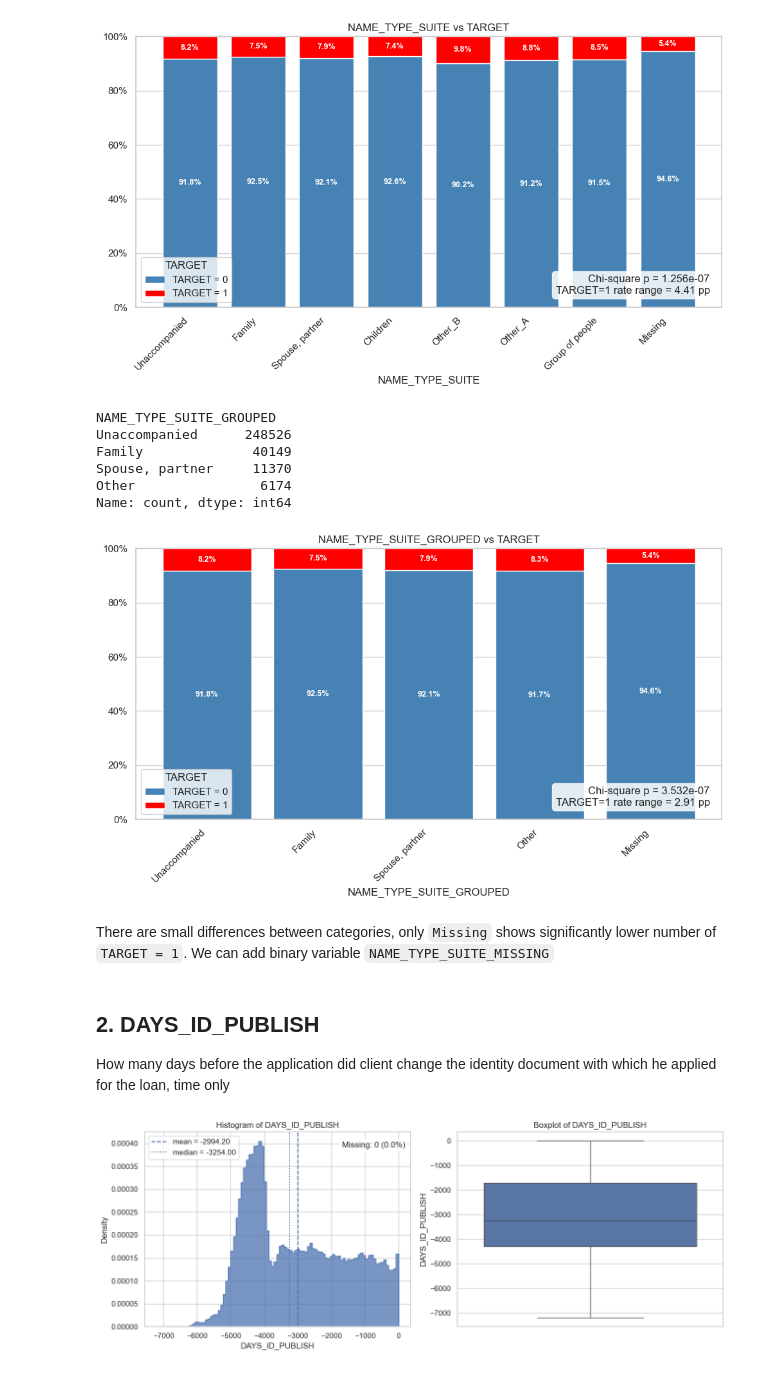
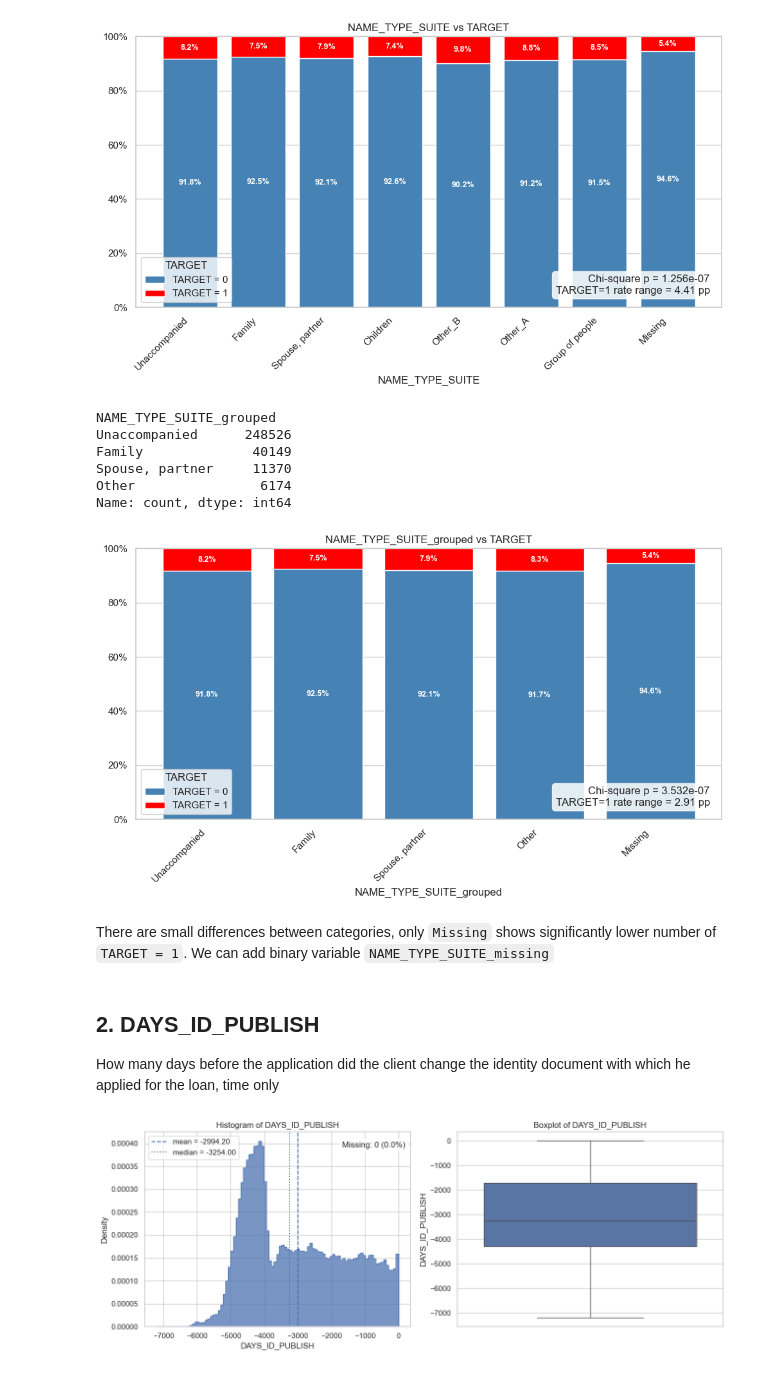
Before and after one commit to alek-ds/home-credit-default-risk-ak, a Jupyter notebook: notebooks/app_univariate_bivariate_app_process.ipynb, the cells around one changed output. Cells and saved outputs as stored; diff of their text form; code cells hidden in the pictures.

```diff
--- a/notebooks/app_univariate_bivariate_app_process.ipynb
+++ b/notebooks/app_univariate_bivariate_app_process.ipynb
@@ -78,29 +80,29 @@ plot_categorical_vs_binary(df=app_df, cat_var='NAME_TYPE_SUITE', target_var='TAR
 # %% [output]
 [figure]
 # %%
-app_df['NAME_TYPE_SUITE_GROUPED'] = np.where(
+app_df['NAME_TYPE_SUITE_grouped'] = np.where(
     app_df['NAME_TYPE_SUITE'].isin(['Children', 'Other_B', 'Other_A', 'Group of people']),
     'Other',
     app_df['NAME_TYPE_SUITE']
 )
-app_df['NAME_TYPE_SUITE_GROUPED'].value_counts()
+app_df['NAME_TYPE_SUITE_grouped'].value_counts()
 # %% [output]
-NAME_TYPE_SUITE_GROUPED
+NAME_TYPE_SUITE_grouped
 Unaccompanied      248526
 Family              40149
 Spouse, partner     11370
 Other                6174
 Name: count, dtype: int64
 # %%
-plot_categorical_vs_binary(df=app_df, cat_var='NAME_TYPE_SUITE_GROUPED', target_var='TARGET')
+plot_categorical_vs_binary(df=app_df, cat_var='NAME_TYPE_SUITE_grouped', target_var='TARGET')
 # %% [output]
-[figure, old version]
+[figure, new version]
 # %% [markdown]
 There are small differences between categories, only `Missing` shows significantly lower number of `TARGET = 1`.
-We can add binary variable `NAME_TYPE_SUITE_MISSING`
+We can add binary variable `NAME_TYPE_SUITE_missing`
 # %% [markdown]
 ## 2. DAYS_ID_PUBLISH
-How many days before the application did client change the identity document with which he applied for the loan, time only
+How many days before the application did the client change the identity document with which he applied for the loan, time only
 # %%
 plot_quantitative_distribution(df=app_df, quant_var='DAYS_ID_PUBLISH')
 # %% [output]
```
Also changed, not shown: parts of 13 cells of this notebook, 6 other files.
